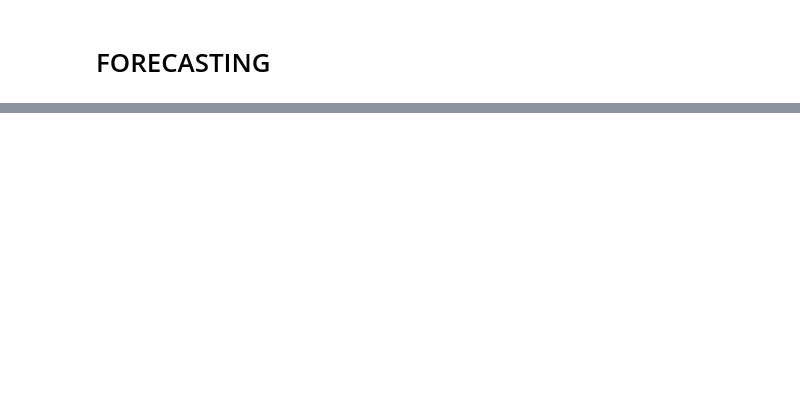
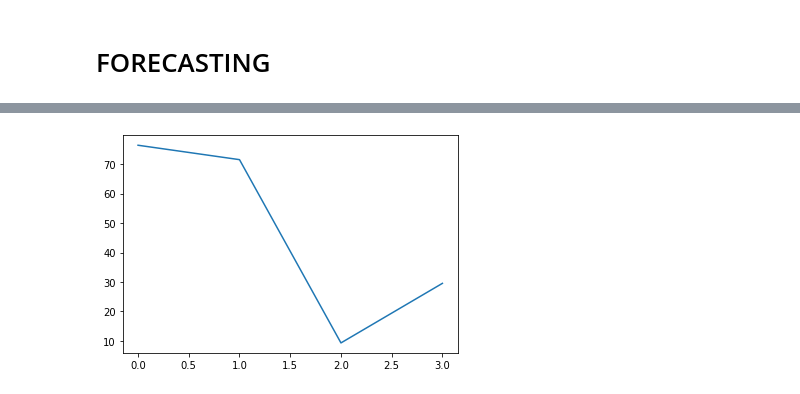
Before and after one commit to deeprajbasu/Air-quality, a Jupyter notebook: notebook.ipynb, the cells around one changed output, grey strips where cells are left out. Cells and saved outputs as stored; diff of their text form; code cells hidden in the pictures; blank space fills up the shorter version.

```diff
--- a/notebook.ipynb
+++ b/notebook.ipynb
@@ -245,0 +293,5 @@ pollutantRegionalOverTime('city','Delhi'),pollutantRegionalOverTime('city','Chen
+# %%
+plt.plot(Y)
+plt.show()
+# %% [output]
+[figure, added]
```
Also changed, not shown: parts of 19 cells of this notebook, 1 other file.
